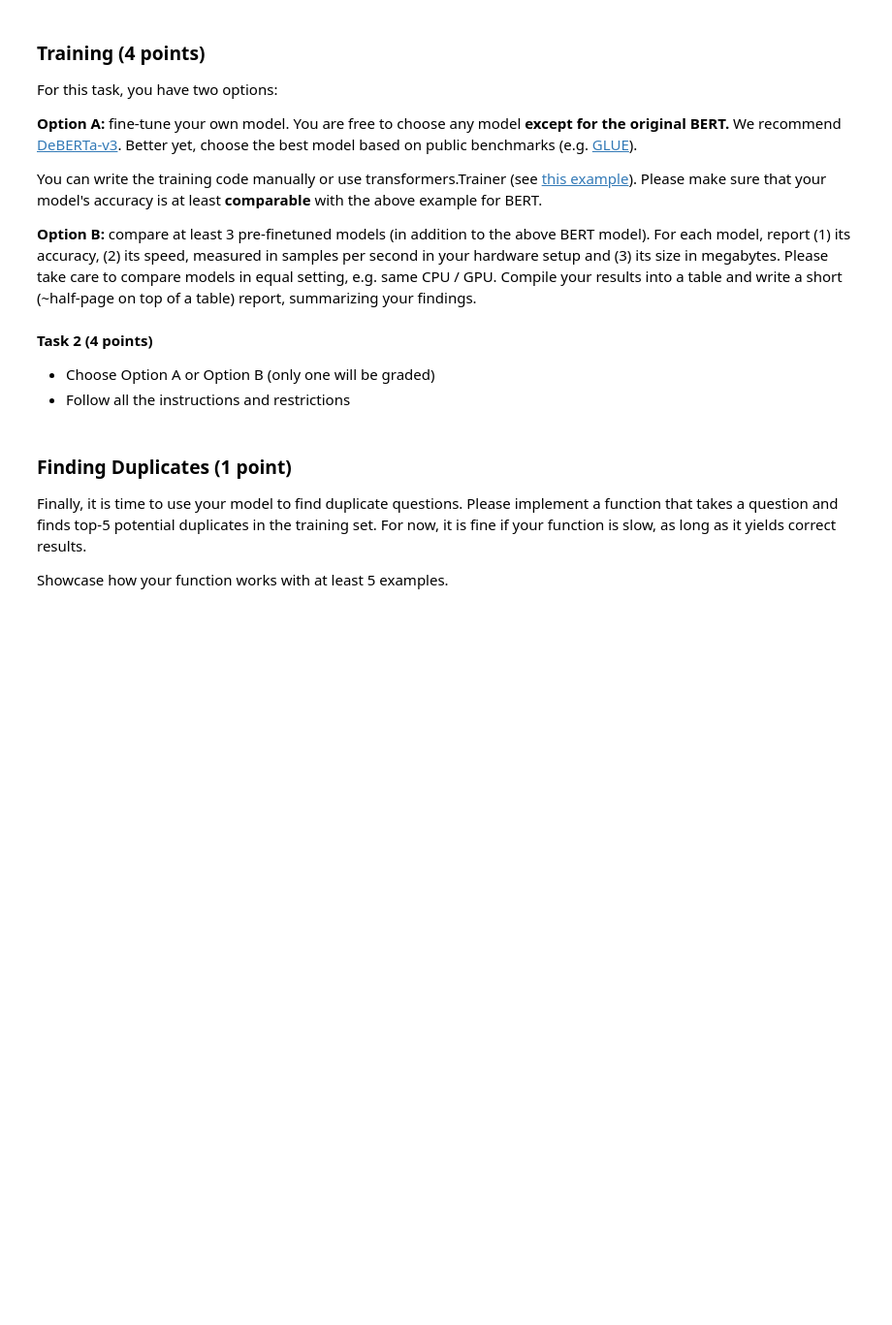
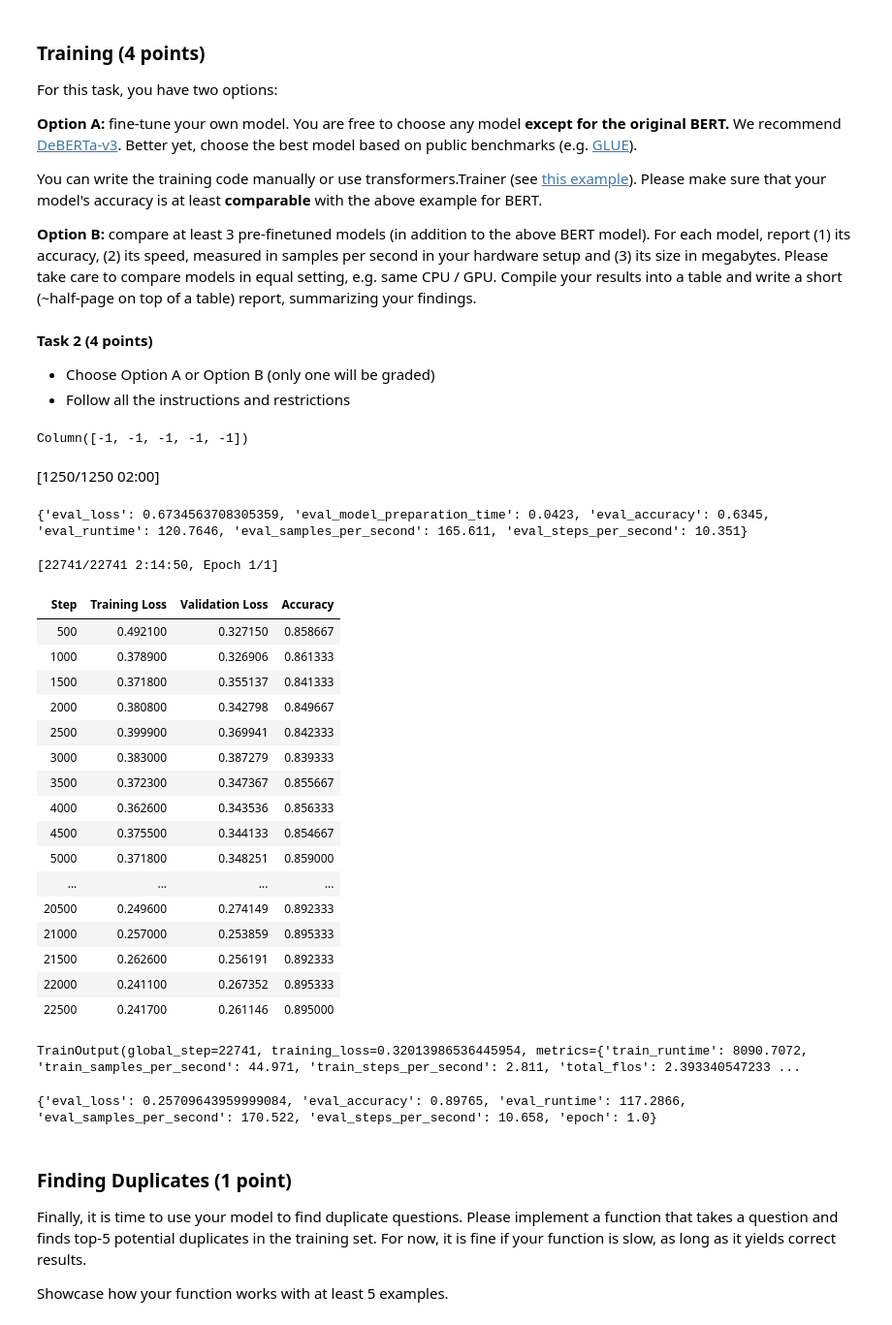
Before and after one commit to vbalab/ysda_nlp, a Jupyter notebook: week04_transfer/homework.ipynb, the cells around one changed output. Shown: that part at 97% size. Drawn from its saved outputs; the diff is of its cells as text; code cells hidden in the pictures; blank space fills up the shorter version.

```diff
--- a/week04_transfer/homework.ipynb
+++ b/week04_transfer/homework.ipynb
@@ -149,0 +225,21 @@ __Option B:__ compare at least 3 pre-finetuned models (in addition to the above
+# %%
+def preprocess_function(examples):
+    result = tokenizer(
+        examples["text1"],
+        examples["text2"],
+        padding="max_length",
+        max_length=MAX_LENGTH,
+        truncation=True,
+    )
+
+    # apperantly `DataLoader` which turns "label" into "labels"
+    # we don't use it, so need to manually do it
+    result["labels"] = examples["label"]
+
+    return result
+
+
+qqp_preprocessed = qqp.map(
+    preprocess_function,
+    batched=True,
+)
@@ -149,0 +278,19 @@ __Option B:__ compare at least 3 pre-finetuned models (in addition to the above
+# %%
+print(qqp_preprocessed["test"]["labels"])
+# all -1 -> can't use test as test :) -> we'll use validation
+# %% [output]
+Column([-1, -1, -1, -1, -1])
+# %%
+train_dataset = qqp_preprocessed["train"]
+validation_dataset = qqp_preprocessed["validation"].select(range(3_000))
+test_dataset = qqp_preprocessed["validation"].select(range(5000, 25000))
+# %%
+trainer = Trainer(
+    model=model,
+    args=training_args,
+    train_dataset=train_dataset,
+    eval_dataset=validation_dataset,
+    # processing_class=tokenizer,
+    data_collator=data_collator,
+    compute_metrics=compute_metrics,
+)
@@ -150,3 +300,40 @@ __Option B:__ compare at least 3 pre-finetuned models (in addition to the above
+# %%
+# check test results before training
+results = trainer.evaluate(test_dataset)
+print(results)
+# %% [output]
+[1250/1250 02:00]
+{'eval_loss': 0.6734563708305359, 'eval_model_preparation_time': 0.0423, 'eval_accuracy': 0.6345, 'eval_runtime': 120.7646, 'eval_samples_per_second': 165.611, 'eval_steps_per_second': 10.351}
+# %%
+trainer.train()
+# %% [output]
+[22741/22741 2:14:50, Epoch 1/1]
+| Step | Training Loss | Validation Loss | Accuracy |
+| 500 | 0.492100 | 0.327150 | 0.858667 |
+| 1000 | 0.378900 | 0.326906 | 0.861333 |
+| 1500 | 0.371800 | 0.355137 | 0.841333 |
+| 2000 | 0.380800 | 0.342798 | 0.849667 |
+| 2500 | 0.399900 | 0.369941 | 0.842333 |
+| 3000 | 0.383000 | 0.387279 | 0.839333 |
+| 3500 | 0.372300 | 0.347367 | 0.855667 |
+| 4000 | 0.362600 | 0.343536 | 0.856333 |
+| 4500 | 0.375500 | 0.344133 | 0.854667 |
+| 5000 | 0.371800 | 0.348251 | 0.859000 |
+| ... | ... | ... | ... |
+| 20500 | 0.249600 | 0.274149 | 0.892333 |
+| 21000 | 0.257000 | 0.253859 | 0.895333 |
+| 21500 | 0.262600 | 0.256191 | 0.892333 |
+| 22000 | 0.241100 | 0.267352 | 0.895333 |
+| 22500 | 0.241700 | 0.261146 | 0.895000 |
+TrainOutput(global_step=22741, training_loss=0.32013986536445954, metrics={'train_runtime': 8090.7072, 'train_samples_per_second': 44.971, 'train_steps_per_second': 2.811, 'total_flos': 2.393340547233 ...
+# %%
+results = trainer.evaluate(test_dataset)
+print(results)
+# eval_accuracy = 0.8976
+# ~ 0.9086 of "gchhablani/bert-base-cased-finetuned-qqp"
+# if trained on more 1> epochs mb i would get even higher. but it takes soooooooo much time
+# %% [output]
+{'eval_loss': 0.25709643959999084, 'eval_accuracy': 0.89765, 'eval_runtime': 117.2866, 'eval_samples_per_second': 170.522, 'eval_steps_per_second': 10.658, 'epoch': 1.0}
 # %% [markdown]
 ### Finding Duplicates (1 point)
 
```
Also changed, not shown: parts of 15 cells of this notebook, 1 other file.
